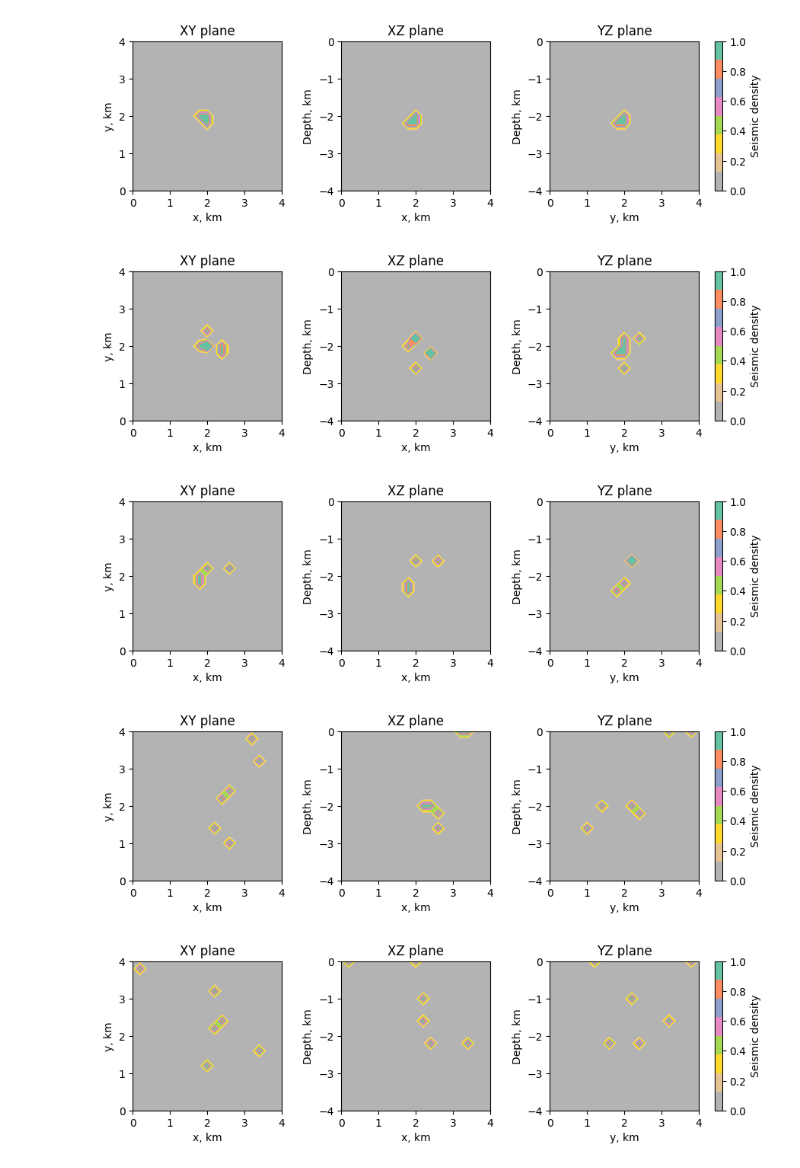
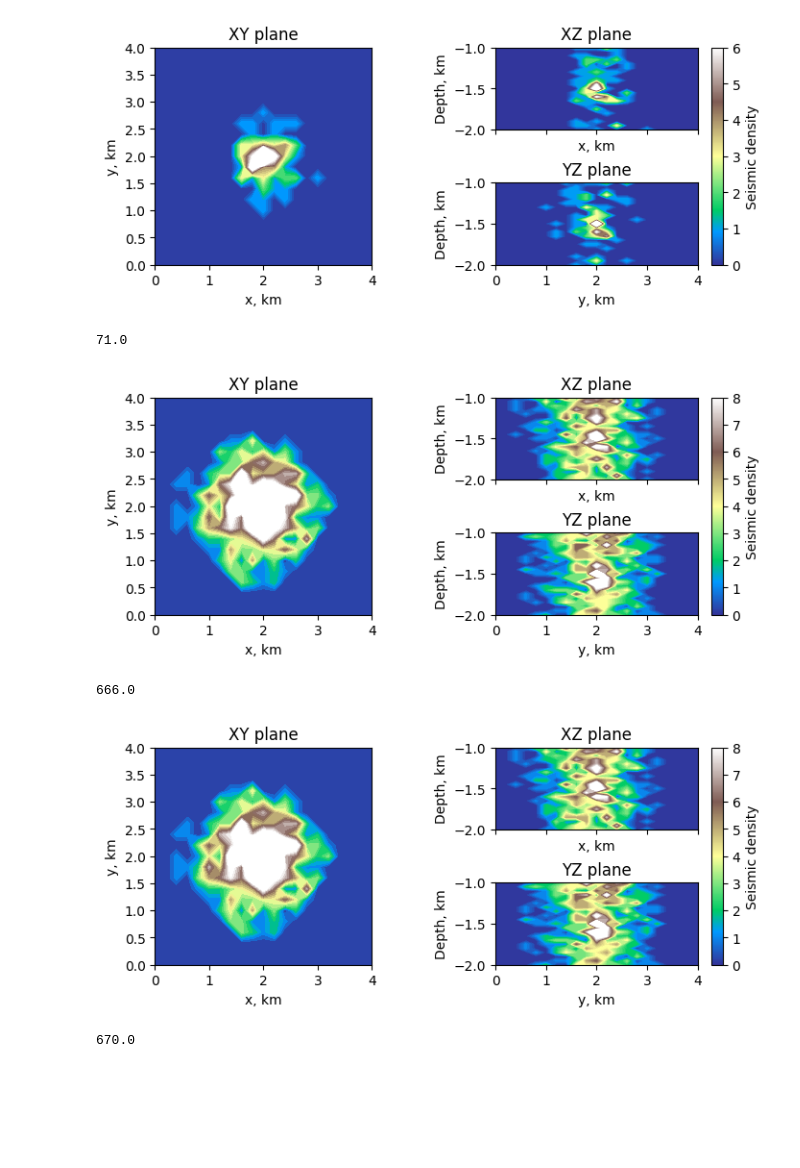
Before and after one commit to mexalon/mm_modeling, a Jupyter notebook: perms_to_events.ipynb, the cells around one changed output. Cells and saved outputs as stored; diff of their text form; code cells hidden in the pictures; blank space fills up the shorter version.

```diff
--- a/perms_to_events.ipynb
+++ b/perms_to_events.ipynb
@@ -349,12 +98,14 @@ plot_event_list(events_list[0:90], params)
-# %%
-for ii in [0,1,2,5,10]:
-    plot_events_projection(events[ii], params)
-# %% [output]
-[figure, removed]
-[figure, removed]
-[figure, removed]
-[figure, removed]
-[figure, removed]
+# %%
+for ii in [2,50,100]:
+    plot_cumulative_events_projection(raw_events, ii, params=params)
+    print(np.sum(raw_events[0:ii]))
+# %% [output]
+[figure, added]
+71.0
+[figure, added]
+666.0
+[figure, added]
+670.0
 # %%
 fig, ax = plt.subplots()
 ax.plot(events_by_time)
```
Also changed, not shown: parts of 13 cells of this notebook, 5 other files.
